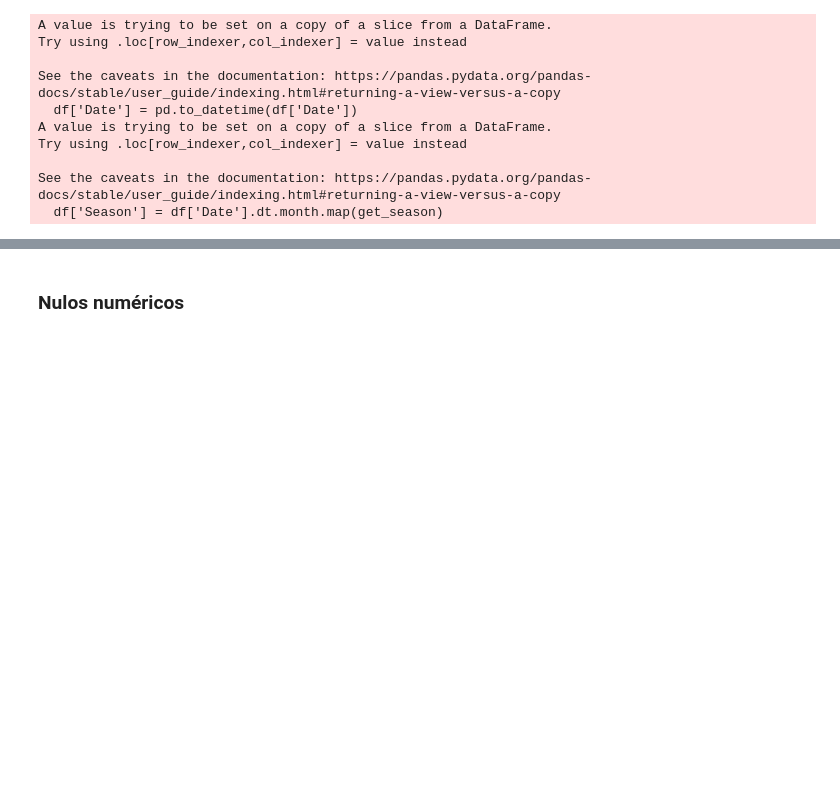
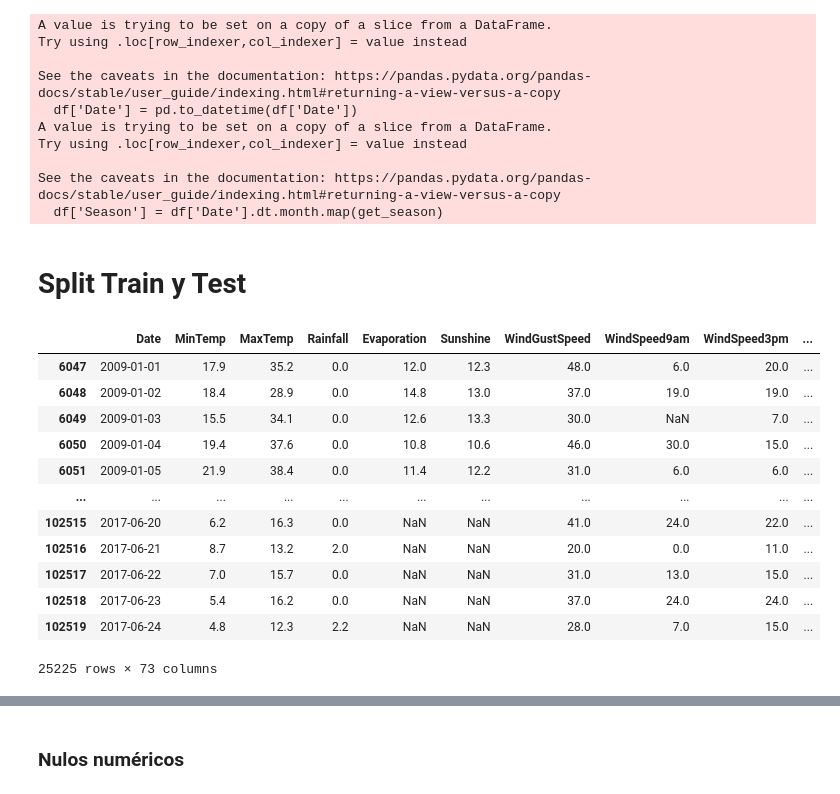
Before and after one commit to MateoGraviFiorino/AA1-TUIA-GraviFiorino-Gauto, a Jupyter notebook: AA1-TUIA-GraviFiorino-Gauto.ipynb, the cells around one changed output, grey strips where cells are left out. Drawn from its saved outputs; the diff is of its cells as text; code cells hidden in the pictures; blank space fills up the shorter version.

```diff
--- a/AA1-TUIA-GraviFiorino-Gauto.ipynb
+++ b/AA1-TUIA-GraviFiorino-Gauto.ipynb
@@ -124,3 +125,24 @@ Try using .loc[row_indexer,col_indexer] = value instead
 
 See the caveats in the documentation: https://pandas.pydata.org/pandas-docs/stable/user_guide/indexing.html#returning-a-view-versus-a-copy
   df['Season'] = df['Date'].dt.month.map(get_season)
+# %% [markdown]
+# Split Train y Test
+# %%
+# Codificación de variables categóricas
+columns = ['Location', 'WindGustDir', 'RainToday', 'WindDir9am','WindDir3pm']
+df_encoded = pd.get_dummies(df, columns=columns, drop_first=True)
+df_encoded
+# %% [output]
+|  | Date | MinTemp | MaxTemp | Rainfall | Evaporation | Sunshine | WindGustSpeed | WindSpeed9am | WindSpeed3pm | ... |
+| 6047 | 2009-01-01 | 17.9 | 35.2 | 0.0 | 12.0 | 12.3 | 48.0 | 6.0 | 20.0 | ... |
+| 6048 | 2009-01-02 | 18.4 | 28.9 | 0.0 | 14.8 | 13.0 | 37.0 | 19.0 | 19.0 | ... |
+| 6049 | 2009-01-03 | 15.5 | 34.1 | 0.0 | 12.6 | 13.3 | 30.0 | NaN | 7.0 | ... |
+| 6050 | 2009-01-04 | 19.4 | 37.6 | 0.0 | 10.8 | 10.6 | 46.0 | 30.0 | 15.0 | ... |
+| 6051 | 2009-01-05 | 21.9 | 38.4 | 0.0 | 11.4 | 12.2 | 31.0 | 6.0 | 6.0 | ... |
+| ... | ... | ... | ... | ... | ... | ... | ... | ... | ... | ... |
+| 102515 | 2017-06-20 | 6.2 | 16.3 | 0.0 | NaN | NaN | 41.0 | 24.0 | 22.0 | ... |
+| 102516 | 2017-06-21 | 8.7 | 13.2 | 2.0 | NaN | NaN | 20.0 | 0.0 | 11.0 | ... |
+| 102517 | 2017-06-22 | 7.0 | 15.7 | 0.0 | NaN | NaN | 31.0 | 13.0 | 15.0 | ... |
+| 102518 | 2017-06-23 | 5.4 | 16.2 | 0.0 | NaN | NaN | 37.0 | 24.0 | 24.0 | ... |
+| 102519 | 2017-06-24 | 4.8 | 12.3 | 2.2 | NaN | NaN | 28.0 | 7.0 | 15.0 | ... |
+25225 rows × 73 columns
```
Also changed, not shown: parts of 81 cells of this notebook.
